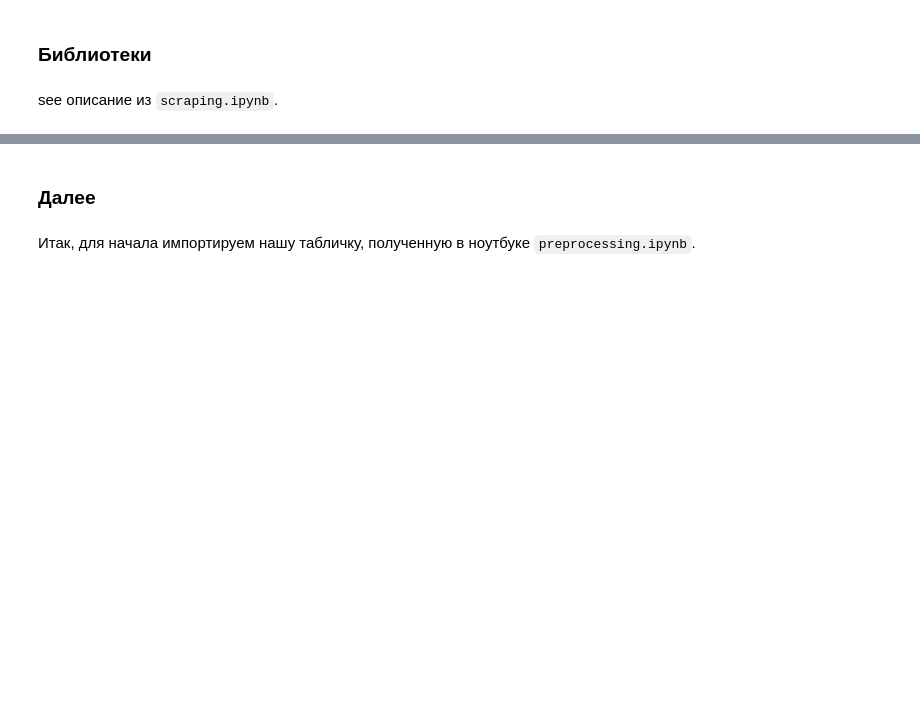
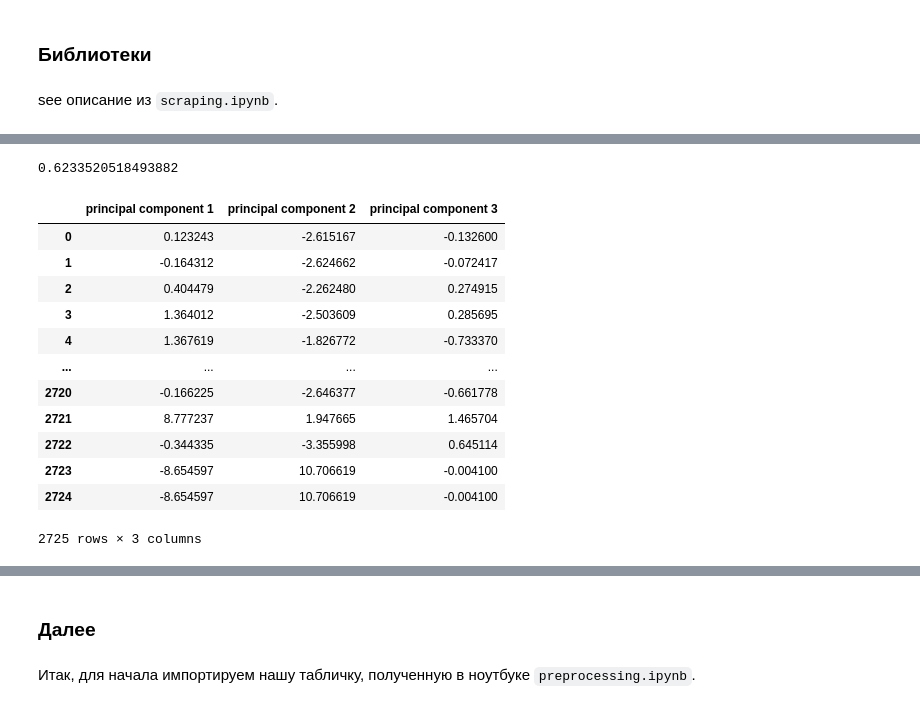
Before and after one commit to aefrt/automatization-recruiting, a Jupyter notebook: analysis.ipynb, the cells around one changed output, grey strips where cells are left out. Drawn from its saved outputs; the diff is of its cells as text; code cells hidden in the pictures; blank space fills up the shorter version.

```diff
--- a/analysis.ipynb
+++ b/analysis.ipynb
@@ -24,0 +560,20 @@ import numpy as np
+# %%
+pca.explained_variance_ratio_[:2].sum()
+# %% [output]
+0.6233520518493882
+# %%
+principal
+# %% [output]
+|  | principal component 1 | principal component 2 | principal component 3 |
+| 0 | 0.123243 | -2.615167 | -0.132600 |
+| 1 | -0.164312 | -2.624662 | -0.072417 |
+| 2 | 0.404479 | -2.262480 | 0.274915 |
+| 3 | 1.364012 | -2.503609 | 0.285695 |
+| 4 | 1.367619 | -1.826772 | -0.733370 |
+| ... | ... | ... | ... |
+| 2720 | -0.166225 | -2.646377 | -0.661778 |
+| 2721 | 8.777237 | 1.947665 | 1.465704 |
+| 2722 | -0.344335 | -3.355998 | 0.645114 |
+| 2723 | -8.654597 | 10.706619 | -0.004100 |
+| 2724 | -8.654597 | 10.706619 | -0.004100 |
+2725 rows × 3 columns
```
Also changed, not shown: parts of 111 cells of this notebook, 3 other files.
